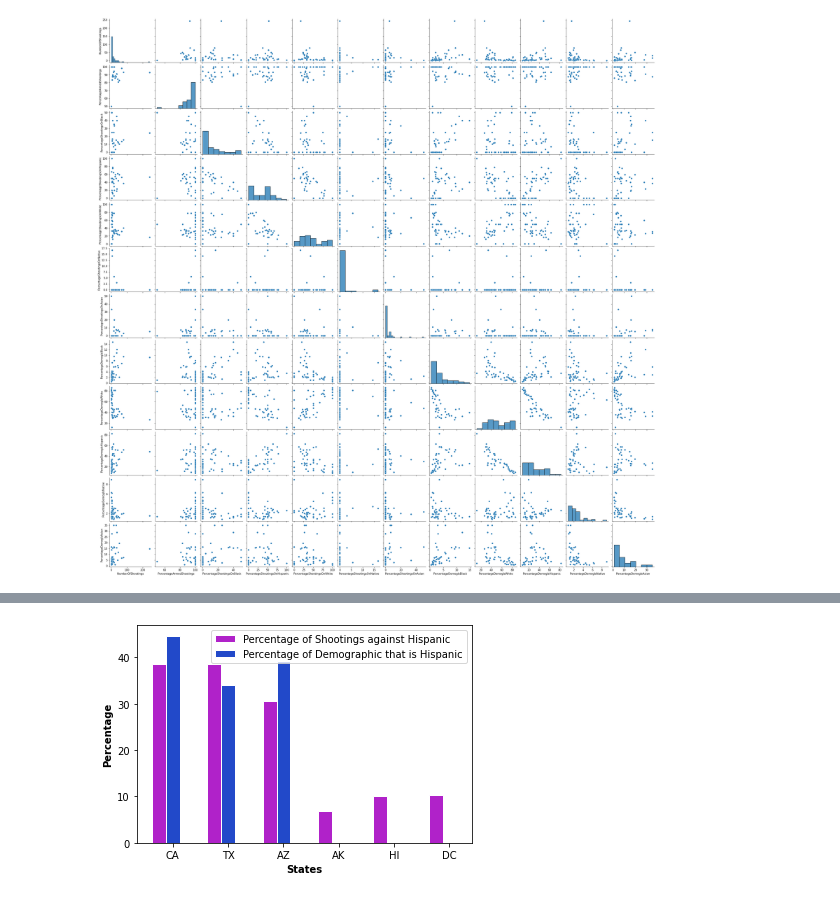
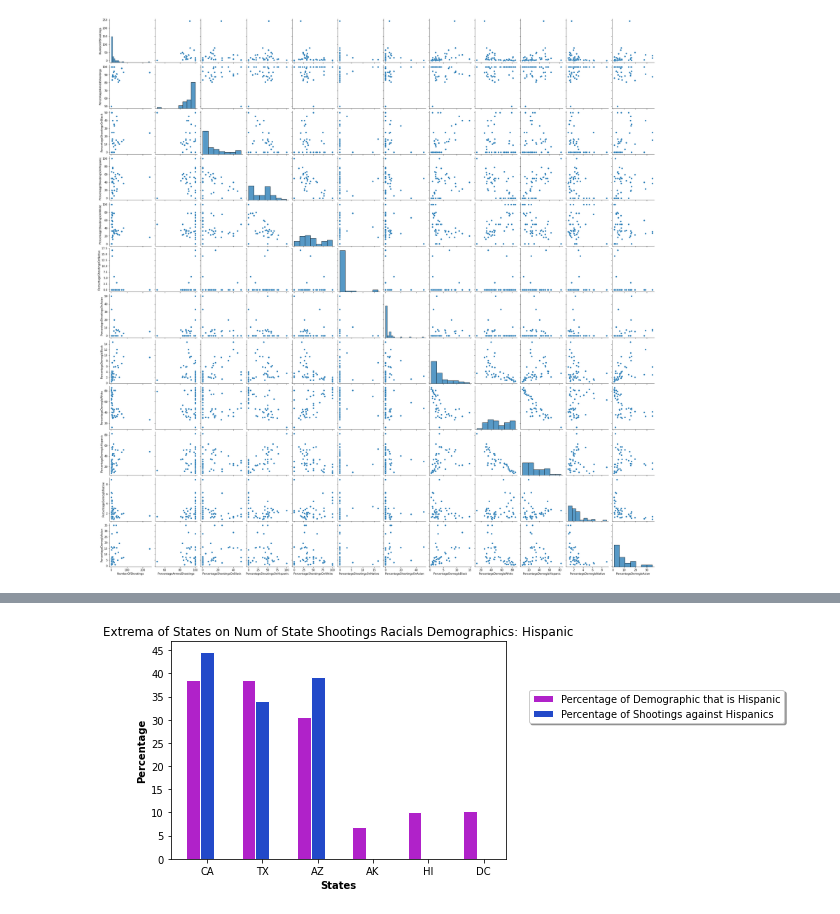
Before and after one commit to bzamora020/data-exploration-research, a Jupyter notebook: python-processing/visualization.ipynb, the cells around one changed output, grey strips where cells are left out. Drawn from its saved outputs; the diff is of its cells as text; code cells hidden in the pictures.

```diff
--- a/python-processing/visualization.ipynb
+++ b/python-processing/visualization.ipynb
@@ -56,27 +88,33 @@ plt.show()
 # %%
+### use the function regplot to make a scatterplot
+import pandas as pd
+import numpy as np
+import matplotlib.pyplot as plt
 # set width of bars
 barWidth = 0.25
 
 bars1 = [df.iloc[0,4], df.iloc[1,4], df.iloc[2,4],df.iloc[3,4], df.iloc[4,4], df.iloc[5,4]]
 bars2 = [df.iloc[0,10], df.iloc[1,10], df.iloc[2,10],df.iloc[3,10], df.iloc[3,10], df.iloc[5,10]]
 
 
 
 # Set position of bar on X axis
 r1 = np.arange(len(bars1))
 r2 = [x + barWidth for x in r1]
 
 # Make the plot
-plt.bar(r1, bars1, color='#b022c9', width=barWidth, edgecolor='white', label='Percentage of Shootings against Hispanic')
-plt.bar(r2, bars2, color='#2249c9', width=barWidth, edgecolor='white', label='Percentage of Demographic that is Hispanic')
+plt.bar(r1, bars1, color='#b022c9', width=barWidth, edgecolor='white', label='Percentage of Demographic that is Hispanic')
+plt.bar(r2, bars2, color='#2249c9', width=barWidth, edgecolor='white', label='Percentage of Shootings against Hispanics')
 
 # Add xticks on the middle of the group bars
 plt.xlabel('States', fontweight='bold')
 plt.ylabel('Percentage', fontweight='bold')
+plt.yticks(np.arange(0, 50, 5))
 plt.xticks([r + barWidth for r in range(len(bars1))], [df.iloc[0,0], df.iloc[1,0], df.iloc[2,0], df.iloc[3,0], df.iloc[4,0], df.iloc[5,0] ])
 
 # Create legend & Show graphic
-plt.legend()
+plt.title("Extrema of States on Num of State Shootings Racials Demographics: Hispanic")
+plt.legend(loc='upper center', bbox_to_anchor=(1.45, 0.8), shadow=True, ncol=1)
 plt.show()
 # %% [output]
-[figure, old version]
+[figure, new version]
```
Also changed, not shown: parts of 13 cells of this notebook, 45 other files.
